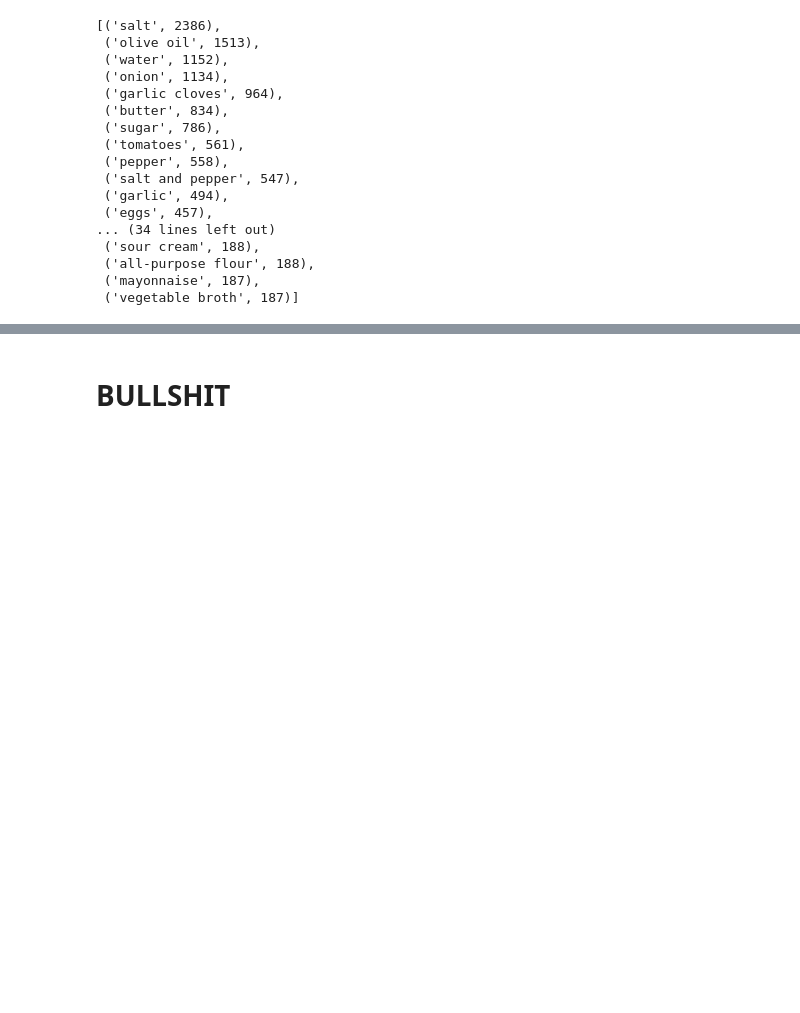
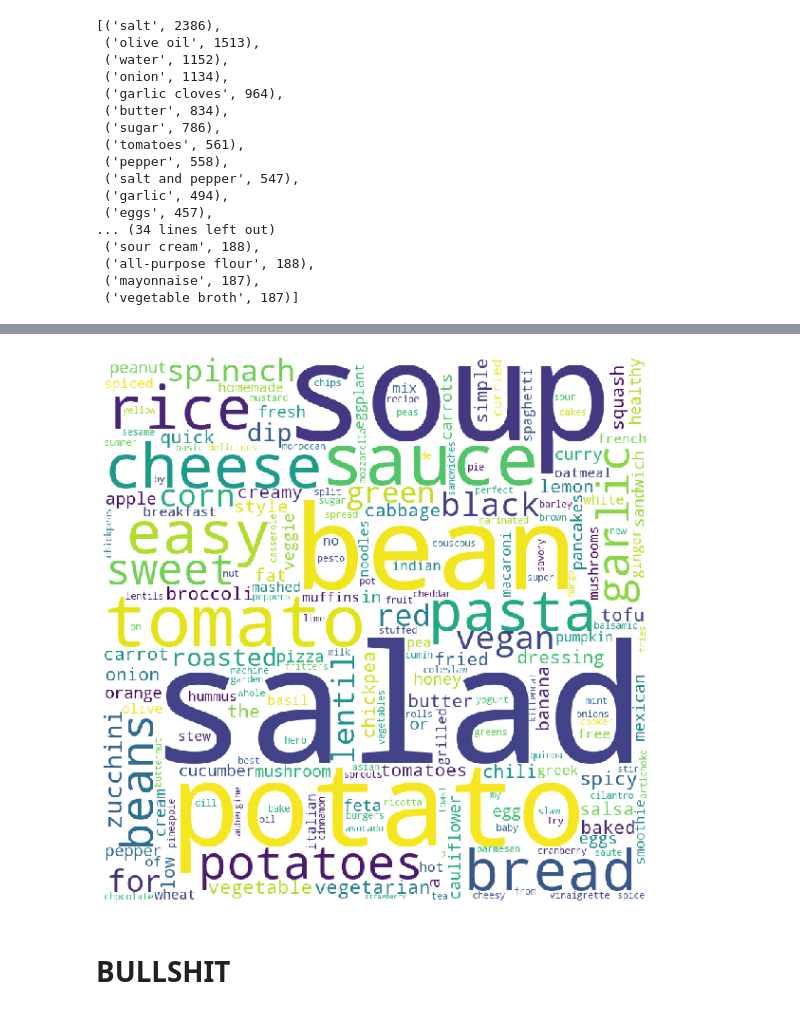
Before and after one commit to jCodingStuff/DataMadness, a Jupyter notebook: juli_mess.ipynb, the cells around one changed output, grey strips where cells are left out. Saved outputs shown, nothing was run; the diff lists cells and outputs as text; code cells hidden in the pictures; blank space fills up the shorter version.

```diff
--- a/juli_mess.ipynb
+++ b/juli_mess.ipynb
@@ -364,3 +444,28 @@ plt.show()
+# %%
+from nltk.tokenize import sent_tokenize, word_tokenize
+
+text = word_tokenize(df_ing['name'].str.cat(sep=' '))
+# %%
+lo = Counter(text)
+irr = ['s', 'with', 'and']
+lo = {k:v for k,v in lo.items() if k not in irr}
+# %%
+from wordcloud import WordCloud
+
+wordcloud = WordCloud(width = 800, height = 800,
+                background_color ='white',
+                stopwords = [' ', '  '],
+                min_font_size = 10).generate_from_frequencies(lo)
+
+# plot the WordCloud image
+plt.figure(figsize = (8, 8), facecolor = None)
+plt.imshow(wordcloud)
+plt.axis("off")
+plt.tight_layout(pad = 0)
+
+plt.show()
+# %% [output]
+[figure, added]
 # %% [markdown]
 # BULLSHIT
 # %%
```
Also changed, not shown: parts of 15 cells of this notebook, 4 other files.
